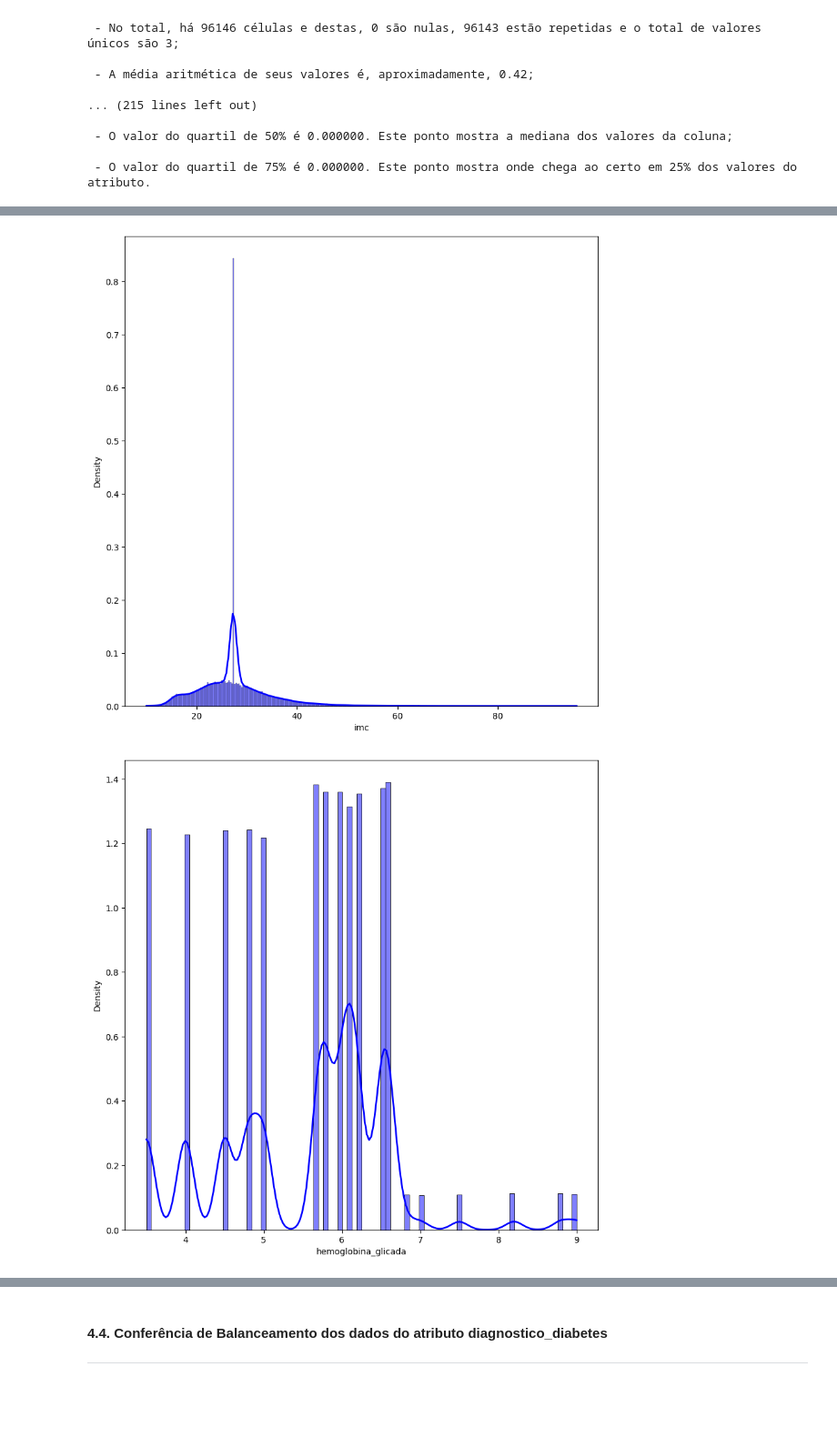
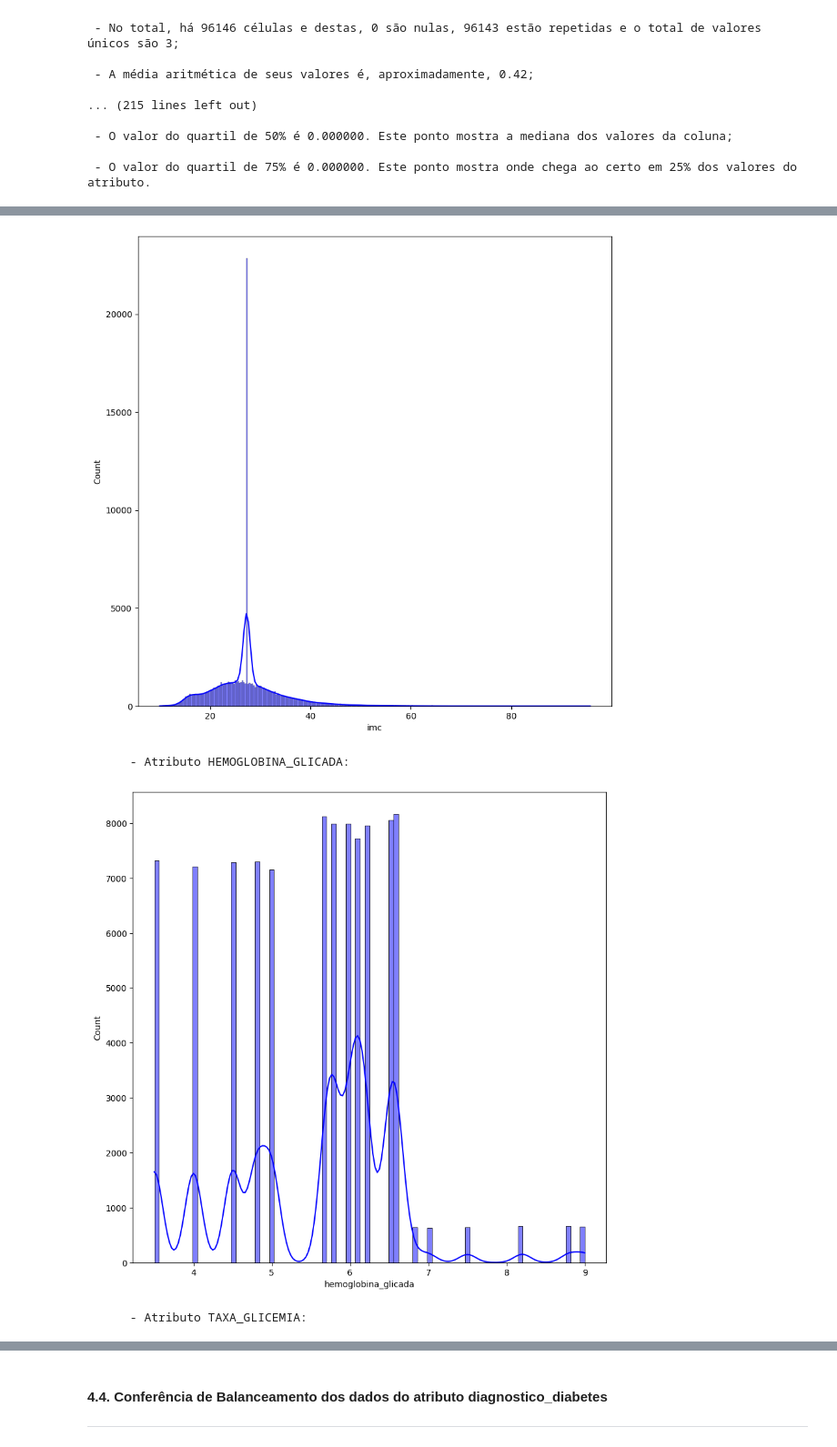
Before and after one commit to rafaeldecastro195/modelo-classificacao-diabetes, a Jupyter notebook: modelo_classificacao_diabetes/classificacao_diabetes.ipynb, the cells around one changed output, grey strips where cells are left out. Shown at 91% size. Cells and saved outputs as stored; diff of their text form; code cells hidden in the pictures; blank space fills up the shorter version.

```diff
--- a/modelo_classificacao_diabetes/classificacao_diabetes.ipynb
+++ b/modelo_classificacao_diabetes/classificacao_diabetes.ipynb
@@ -371,12 +374,12 @@ Esou usando como referência o texto [Distribuição Normal (Gaussiana)](https:/
 # %%
-def gerar_histplot_curva_nao_categorica(nome_col, kde=True, stat='density', cor_barra='blue', cor_linha = 'skyblue', espessura_linha=2, rotulo='KDE'):
-    '''Função que gera histplot com a Curva Normal e KDE (Estimativa de Densidade por Kernel) para ser usada com atributos não categoricos'''
+def gerar_histograma_nao_categorico(nome_col, kde=True, cor_hist='blue'): #
+    '''Função que gera histograma e KDE (Estimativa de Densidade por Kernel) para ser usada com atributos não categoricos ou booleanos'''
     try:
         # Define o tamanho da figura
         plt.figure(figsize=(10,10))
 
         # Cria o gráfico de histograma e a linha KDE
-        grafico = sns.histplot(df[nome_col], kde=kde, stat=stat, color=cor_barra, line_kws={'color': cor_linha, 'linewidth':espessura_linha}, label='KDE')
+        grafico = sns.histplot(df[nome_col], kde=kde, color=cor_hist) #
 
         plt.show()
         return grafico
@@ -392,3 +395,24 @@ def gerar_histplot_curva_nao_categorica(nome_col, kde=True, stat='density', cor_
     except Exception as e:
         print(f'Ocorreu o seguinte erro: {e}')
         return None
+
+def gerar_histograma_categorico(nome_col, cor_hist='green'):
+    '''Função que gera histograma sem KDE, para ser usada em atributos categóricos ou booleanos'''
+    try:
+        plt.figure(figsize=(10,10))
+
+        grafico = sns.histplot(df[nome_col], color=cor_hist)
+
+        plt.show()
+        return grafico
+
+    except ValueError:
+        print('Erro de valor. Confira a tipagem dos dados enviados')
+        return None
+
+    except KeyError:
+        print('Coluna não encontrada. Favor digitar uma coluna válida.')
+
+    except Exception as e:
+        print(f'Ocorreu o seguinte erro: {e}')
+        return None
@@ -396,6 +423,6 @@ def gerar_histplot_curva_nao_categorica(nome_col, kde=True, stat='density', cor_
 atr_nao_categoricos = df.columns.drop(['genero', 'historico_tabagismo', 'diagnostico_diabetes', 'doenca_cardiaca', 'hipertensao'])
 
 for col in atr_nao_categoricos:
-    print(f'Atributo {col}:')
-    gerar_histplot_curva_nao_categorica(col)
+    print(f'\n\n      - Atributo {col.upper()}:')
+    gerar_histograma_nao_categorico(col)
 # %% [output]
@@ -403,2 +432,4 @@ for col in atr_nao_categoricos:
-[figure, old version]
+[figure, new version]
+      - Atributo HEMOGLOBINA_GLICADA:
-[figure, old version]
+[figure, new version]
+      - Atributo TAXA_GLICEMIA:
```
Also changed, not shown: parts of 37 cells of this notebook.
